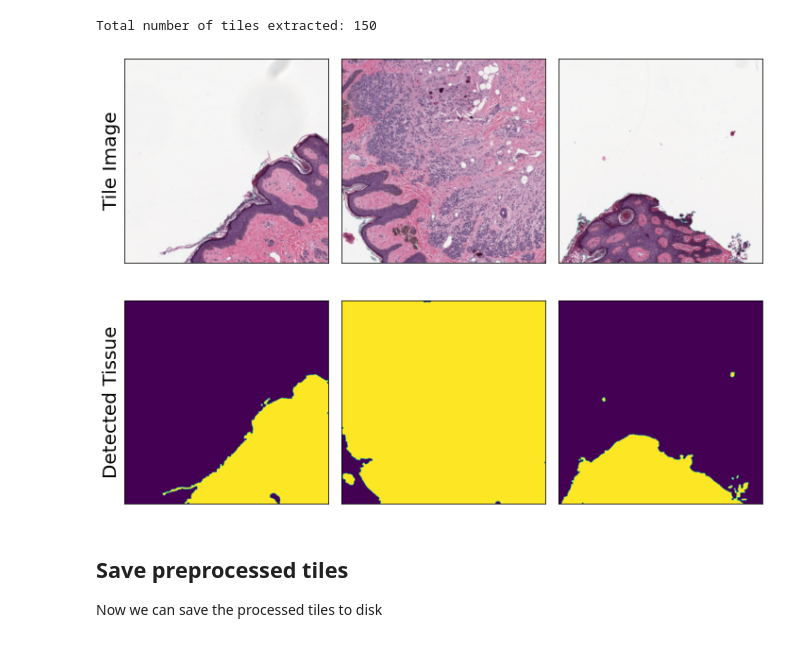
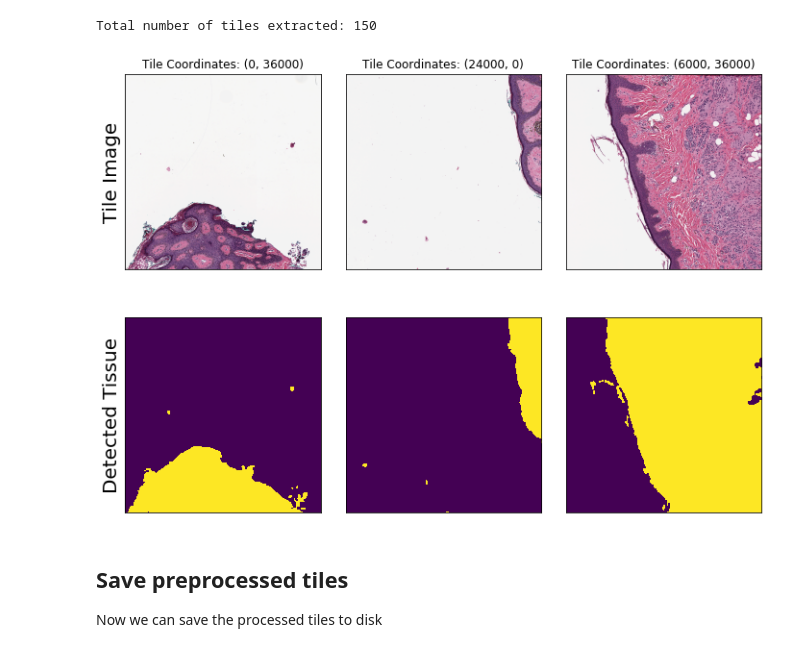
Before and after one commit to Dana-Farber-AIOS/pathml, a Jupyter notebook: examples/preprocessing_pipeline.ipynb, the cells around one changed output. Drawn from its saved outputs; the diff is of its cells as text; code cells hidden in the pictures.

```diff
--- a/examples/preprocessing_pipeline.ipynb
+++ b/examples/preprocessing_pipeline.ipynb
@@ -61,0 +67,3 @@ wsi.run(pipeline)
+# %%
+%%time
+wsi.run(pipeline, distributed=False)
@@ -61,0 +77,7 @@ wsi.run(pipeline)
+# %%
+from dask.distributed import Client, LocalCluster
+
+cluster = LocalCluster(n_workers=6)
+client = Client(cluster)
+
+print(client)
@@ -61,0 +92,6 @@ wsi.run(pipeline)
+# %%
+# reload the WSI
+wsi = HESlide("../data/CMU-1.svs", name = "example")
+# %%
+%%time
+wsi.run(pipeline, distributed=True, client=client)
@@ -70,19 +114,20 @@ Total number of tiles extracted: 150
 # %%
 fix, ax = plt.subplots(nrows = 2, ncols = 3, figsize = (10, 7.5))
 
-for c, tile_index in enumerate([60, 75, 100]):
+for c, tile_index in enumerate([10, 75, 130]):
     t = wsi.tiles[tile_index]
-    ax[0, c].imshow(t.image)
+    ax[0, c].imshow(t.image.astype(np.uint8))
+    ax[0, c].set_title(f"Tile Coordinates: {t.coords}")
     ax[1, c].imshow(t.masks["tissue"])
 
 ax[0, 0].set_ylabel("Tile Image", fontsize = 20)
 ax[1, 0].set_ylabel("Detected Tissue", fontsize = 20)
 for a in ax.ravel():
     a.set_xticks([]); a.set_yticks([])
 plt.tight_layout()
 plt.show()
 # %% [output]
-[figure, old version]
+[figure, new version]
 # %% [markdown]
 ## Save preprocessed tiles
 
```
Also changed, not shown: parts of 17 cells of this notebook.
